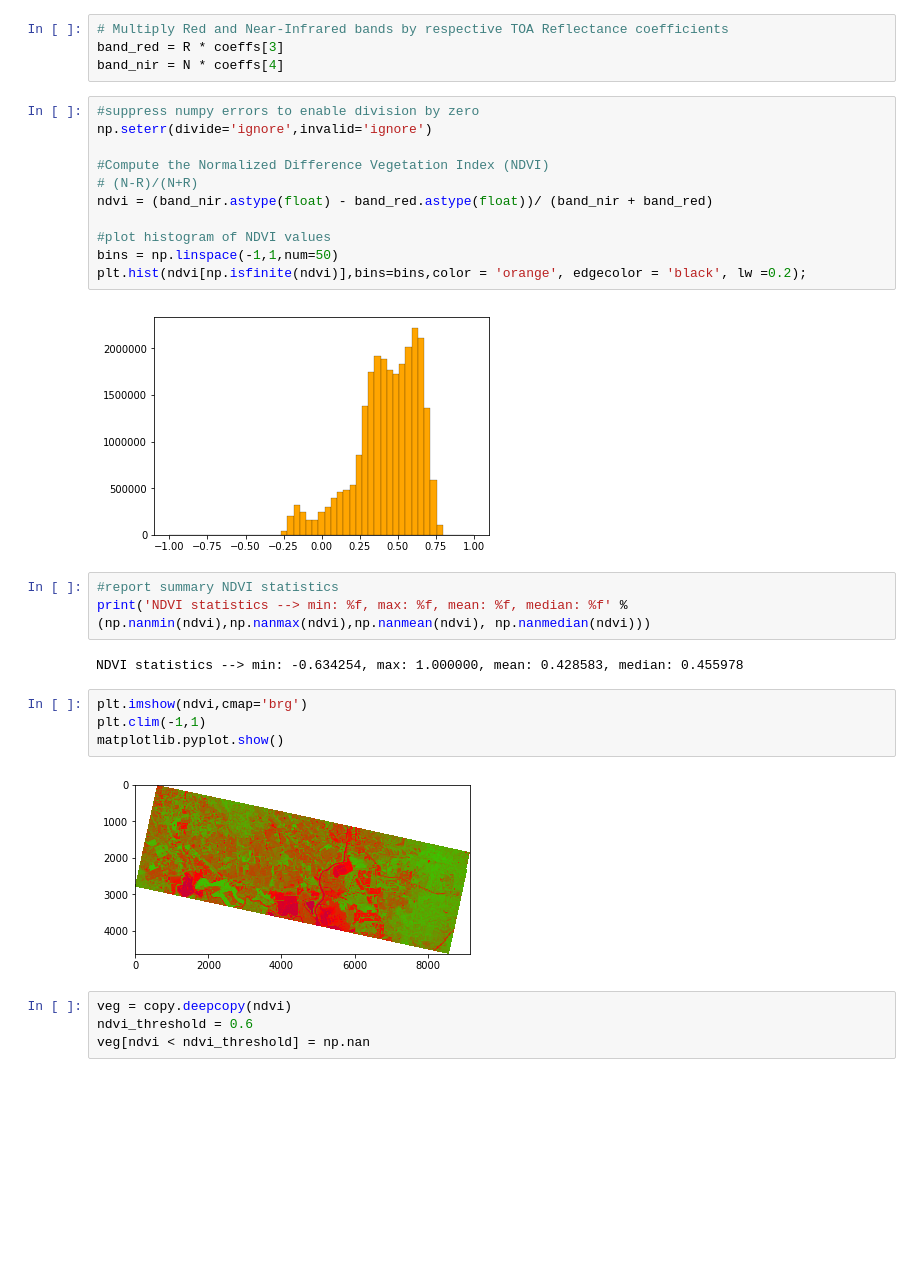
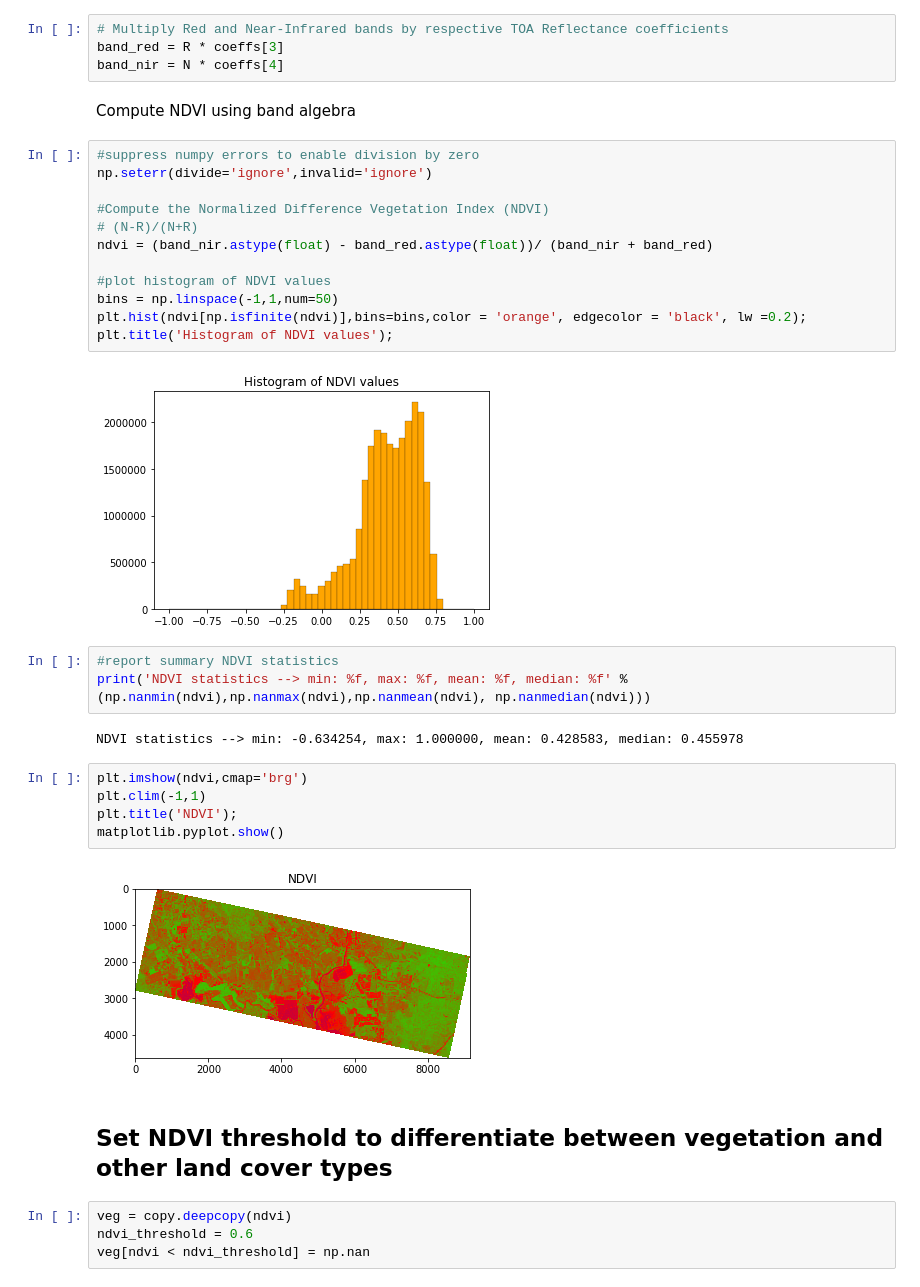
Before and after one commit to dylanhatlas/Imagery_Insights, a Jupyter notebook: NDVI_analysis.ipynb, the cells around one changed output. Saved outputs shown, nothing was run; the diff lists cells and outputs as text; blank space fills up the shorter version.

```diff
--- a/NDVI_analysis.ipynb
+++ b/NDVI_analysis.ipynb
@@ -33,19 +41,22 @@ for node in nodes:
 # Multiply Red and Near-Infrared bands by respective TOA Reflectance coefficients
 band_red = R * coeffs[3]
 band_nir = N * coeffs[4]
+# %% [markdown]
+Compute NDVI using band algebra
 # %%
 #suppress numpy errors to enable division by zero
 np.seterr(divide='ignore',invalid='ignore')
 
 #Compute the Normalized Difference Vegetation Index (NDVI)
 # (N-R)/(N+R)
 ndvi = (band_nir.astype(float) - band_red.astype(float))/ (band_nir + band_red)
 
 #plot histogram of NDVI values
 bins = np.linspace(-1,1,num=50)
 plt.hist(ndvi[np.isfinite(ndvi)],bins=bins,color = 'orange', edgecolor = 'black', lw =0.2);
+plt.title('Histogram of NDVI values');
 # %% [output]
-[figure, old version]
+[figure, new version]
 # %%
 #report summary NDVI statistics
 print('NDVI statistics --> min: %f, max: %f, mean: %f, median: %f' % (np.nanmin(ndvi),np.nanmax(ndvi),np.nanmean(ndvi), np.nanmedian(ndvi)))
@@ -54,9 +65,12 @@ NDVI statistics --> min: -0.634254, max: 1.000000, mean: 0.428583, median: 0.455
 # %%
 plt.imshow(ndvi,cmap='brg')
 plt.clim(-1,1)
+plt.title('NDVI');
 matplotlib.pyplot.show()
 # %% [output]
-[figure, old version]
+[figure, new version]
+# %% [markdown]
+## Set NDVI threshold to differentiate between vegetation and other land cover types
 # %%
 veg = copy.deepcopy(ndvi)
 ndvi_threshold = 0.6
```
Also changed, not shown: parts of 9 cells of this notebook.
